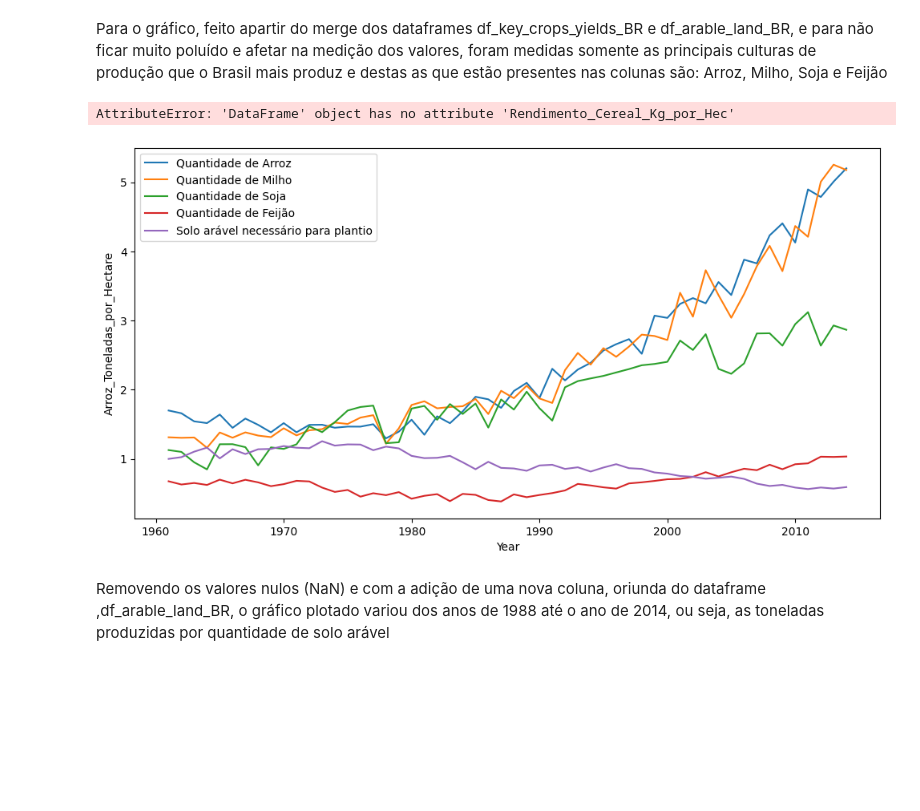
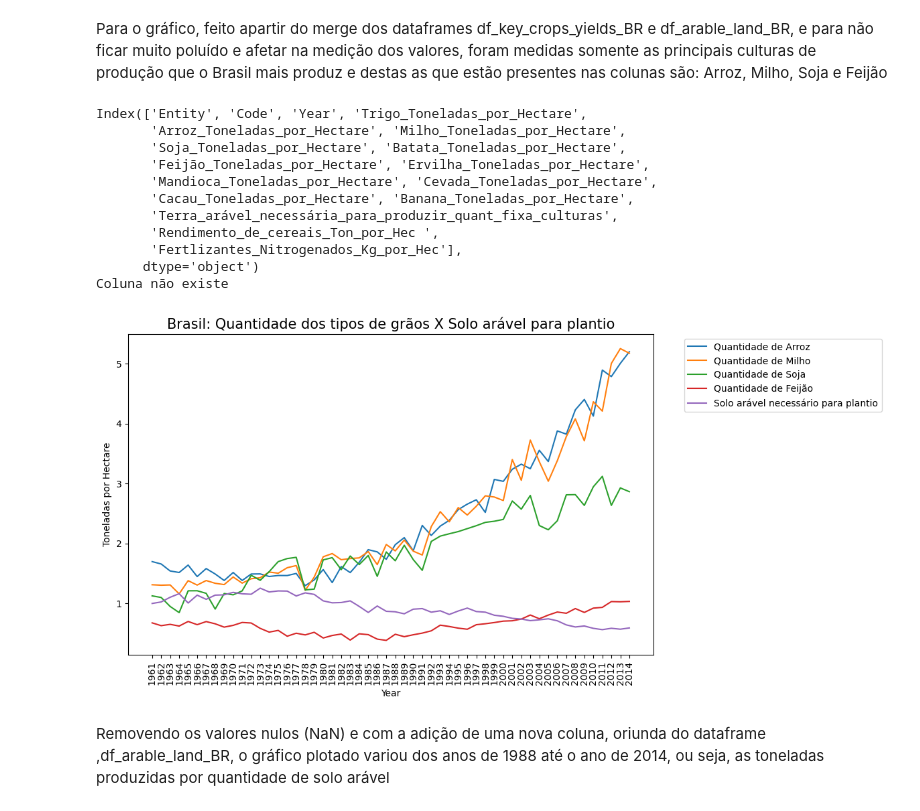
Before and after one commit to grupos4g4/AED, a Jupyter notebook: Cópia_de_Aplicando_Aula_7_AED.ipynb, the cells around one changed output. Saved outputs shown, nothing was run; the diff lists cells and outputs as text; code cells hidden in the pictures; blank space fills up the shorter version.

```diff
--- a/Cópia_de_Aplicando_Aula_7_AED.ipynb
+++ b/Cópia_de_Aplicando_Aula_7_AED.ipynb
@@ -56,5 +97,0 @@ Remoção dos valores nulos presentes em df_key_crop_yields_BR
-# %%
-# Remover os NaN da coluna 'Ervilha_Toneladas_por_Hectare'
-df_key_crop_yields_BR_cleaned = df_key_crop_yields_BR.dropna(subset=['Ervilha_Toneladas_por_Hectare'])
-df_key_crop_yields_BR = df_key_crop_yields_BR_cleaned
-df_key_crop_yields_BR
@@ -97,8 +209,3 @@ df_fertilizer_BR
-# %%
-# Remover os NaN da coluna 'Fertlizantes_Nitrogenados_Kg_por_Hec'
-df_fertilizer_BR_cleaned = df_fertilizer_BR.dropna(subset=['Fertlizantes_Nitrogenados_Kg_por_Hec'])
-df_fertilizer_BR = df_fertilizer_BR_cleaned
-df_fertilizer_BR
 # %% [markdown]
 Verificando os tipos de variáveis presentes no dataframe df_fertilizer_BR
 # %%
@@ -209,8 +510,3 @@ Removendo valores nulos da coluna 'Terra_arável_necessária_para_produzir_quant
-# %%
-# Remover os NaN das coluna 'Terra_arável_necessária_para_produzir_quant_fixa_culturas'
-df_arable_land_BR_cleaned = df_arable_land_BR.dropna(subset=['Terra_arável_necessária_para_produzir_quant_fixa_culturas'])
-df_arable_land_BR = df_arable_land_BR_cleaned
-df_arable_land_BR
 # %% [markdown]
 Informações de df_arable_land_BR
 # %%
@@ -304,31 +794,43 @@ df_arable_land_BR.describe().drop('count')
 # %% [markdown]
 Para o gráfico, feito apartir do merge dos dataframes df_key_crops_yields_BR e df_arable_land_BR, e para não ficar muito poluído e afetar na medição dos valores, foram medidas somente as principais culturas de produção que o Brasil mais produz e destas as que estão presentes nas colunas são: Arroz, Milho, Soja e Feijão
 # %%
-plt.figure(figsize=(12,6))
+print(df_key_crop_yields_BR.columns)
 
-#sns.lineplot(x=df_key_crop_yields_BR.Year, y=df_key_crop_yields_BR.Trigo_Toneladas_por_Hectare, label = 'Quantidade de Trigo')
-sns.lineplot(x=df_key_crop_yields_BR.Year, y=df_key_crop_yields_BR.Arroz_Toneladas_por_Hectare, label = 'Quantidade de Arroz')
-sns.lineplot(x=df_key_crop_yields_BR.Year, y=df_key_crop_yields_BR.Milho_Toneladas_por_Hectare, label = 'Quantidade de Milho')
-sns.lineplot(x=df_key_crop_yields_BR.Year, y=df_key_crop_yields_BR.Soja_Toneladas_por_Hectare, label = 'Quantidade de Soja')
-#sns.lineplot(x=df_key_crop_yields_BR.Year, y=df_key_crop_yields_BR.Batata_Toneladas_por_Hectare, label = 'Quantidade de Batata')
-#sns.lineplot(x=df_key_crop_yields_BR.Year, y=df_key_crop_yields_BR.Ervilha_Toneladas_por_Hectare, label = 'Quantidade de Ervilha')
-#sns.lineplot(x=df_key_crop_yields_BR.Year, y=df_key_crop_yields_BR.Mandioca_Toneladas_por_Hectare, label = 'Quantidade de Mandioca')
-sns.lineplot(x=df_key_crop_yields_BR.Year, y=df_key_crop_yields_BR.Feijão_Toneladas_por_Hectare, label = 'Quantidade de Feijão')
-#sns.lineplot(x=df_key_crop_yields_BR.Year, y=df_key_crop_yields_BR.Cevada_Toneladas_por_Hectare, label = 'Quantidade de Cevada')
-#sns.lineplot(x=df_key_crop_yields_BR.Year, y=df_key_crop_yields_BR.Cacau_Toneladas_por_Hectare, label = 'Quantidade de Cacau')
-sns.lineplot(x=df_key_crop_yields_BR.Year, y=df_key_crop_yields_BR.Terra_arável_necessária_para_produzir_quant_fixa_culturas, label = 'Solo arável necessário para plantio')
-sns.lineplot(x=df_key_crop_yields_BR.Year, y=df_key_crop_yields_BR.Rendimento_Cereal_Kg_por_Hec, label = 'Rendimento Toneladas por Hectare')
+if 'Rendimento_de_cereais_Ton_por_Hec' in df_key_crop_yields_BR.columns:
+    print("Coluna existe")
+else:
+    print("Coluna não existe")
 
-plt.title('Brasil: Quantidade dos tipos de grãos X Solo arável para plantio' , fontsize=15)
-plt.legend()
-plt.xticks(df_key_crop_yields_BR.Year,rotation=90)
+plt.figure(figsize=(12, 6))
+
+sns.lineplot(x=df_key_crop_yields_BR['Year'], y=df_key_crop_yields_BR['Arroz_Toneladas_por_Hectare'], label='Quantidade de Arroz')
+sns.lineplot(x=df_key_crop_yields_BR['Year'], y=df_key_crop_yields_BR['Milho_Toneladas_por_Hectare'], label='Quantidade de Milho')
+sns.lineplot(x=df_key_crop_yields_BR['Year'], y=df_key_crop_yields_BR['Soja_Toneladas_por_Hectare'], label='Quantidade de Soja')
+sns.lineplot(x=df_key_crop_yields_BR['Year'], y=df_key_crop_yields_BR['Feijão_Toneladas_por_Hectare'], label='Quantidade de Feijão')
+sns.lineplot(x=df_key_crop_yields_BR['Year'], y=df_key_crop_yields_BR['Terra_arável_necessária_para_produzir_quant_fixa_culturas'], label='Solo arável necessário para plantio')
+
+if 'Rendimento_de_cereais_Ton_por_Hec' in df_key_crop_yields_BR.columns:
+    sns.lineplot(x=df_key_crop_yields_BR['Year'], y=df_key_crop_yields_BR['Rendimento_de_cereais_Ton_por_Hec'], label='Rendimento_Toneladas_por Hectare')
+
+plt.title('Brasil: Quantidade dos tipos de grãos X Solo arável para plantio', fontsize=15)
+plt.legend(bbox_to_anchor=(1.05, 1), loc='upper left')
+plt.xticks(df_key_crop_yields_BR['Year'], rotation=90)
 plt.ylabel('Toneladas por Hectare')
-plt.legend(bbox_to_anchor=(1.05, 1), loc='upper left')
 plt.tight_layout()
 plt.show()
 # %% [output]
-AttributeError: 'DataFrame' object has no attribute 'Rendimento_Cereal_Kg_por_Hec'
+Index(['Entity', 'Code', 'Year', 'Trigo_Toneladas_por_Hectare',
+       'Arroz_Toneladas_por_Hectare', 'Milho_Toneladas_por_Hectare',
+       'Soja_Toneladas_por_Hectare', 'Batata_Toneladas_por_Hectare',
+       'Feijão_Toneladas_por_Hectare', 'Ervilha_Toneladas_por_Hectare',
+       'Mandioca_Toneladas_por_Hectare', 'Cevada_Toneladas_por_Hectare',
+       'Cacau_Toneladas_por_Hectare', 'Banana_Toneladas_por_Hectare',
+       'Terra_arável_necessária_para_produzir_quant_fixa_culturas',
+       'Rendimento_de_cereais_Ton_por_Hec ',
+       'Fertlizantes_Nitrogenados_Kg_por_Hec'],
+      dtype='object')
+Coluna não existe
-[figure, old version]
+[figure, new version]
 # %% [markdown]
 Removendo os valores nulos (NaN) e com a adição de uma nova coluna, oriunda do dataframe ,df_arable_land_BR, o gráfico plotado variou dos anos de 1988 até o ano de 2014, ou seja, as toneladas produzidas por quantidade de solo arável
 # %% [markdown]
```
Also changed, not shown: parts of 66 cells of this notebook.
